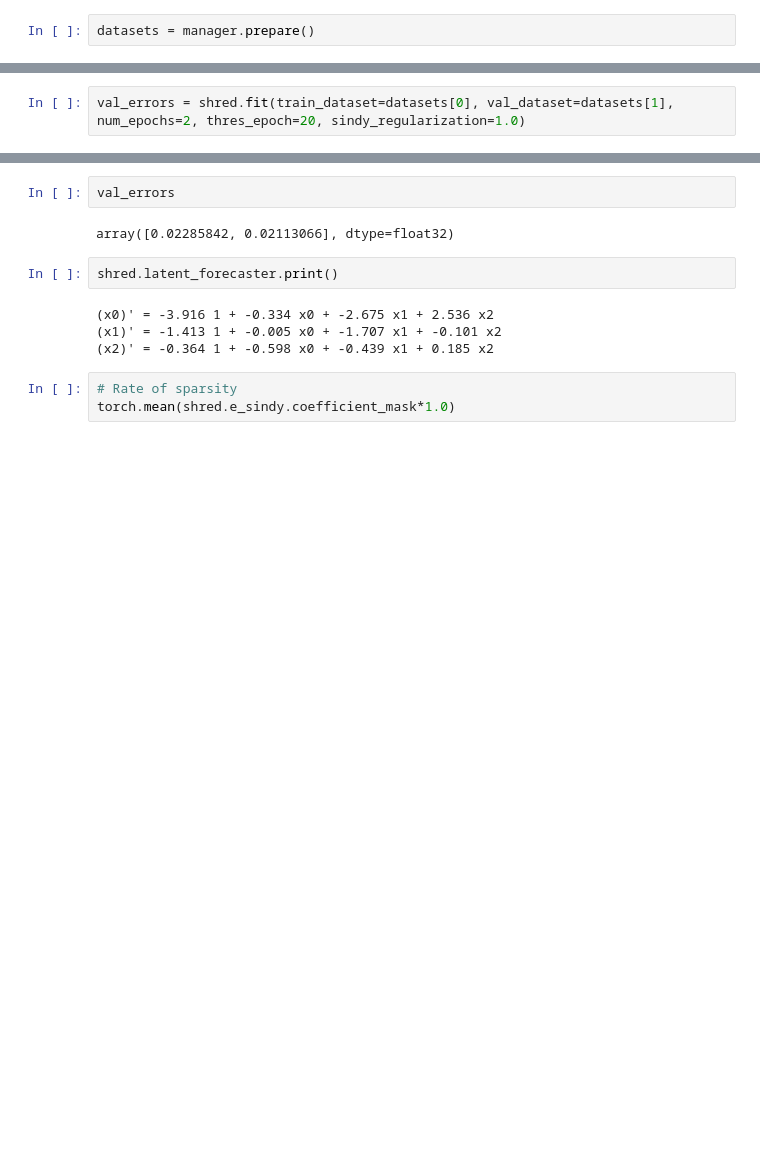
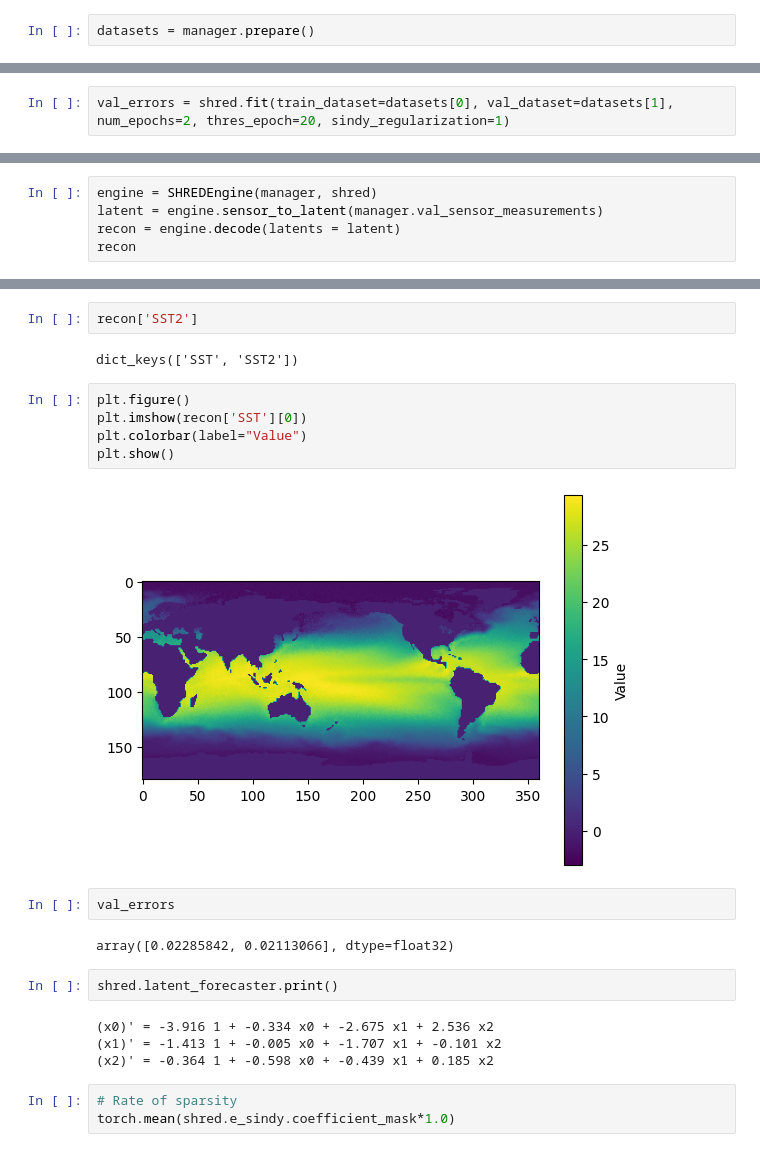
Before and after one commit to pyshred-dev/pyshred, a Jupyter notebook: pyshred/sst.ipynb, the cells around one changed output, grey strips where cells are left out. Drawn from its saved outputs; the diff is of its cells as text; blank space fills up the shorter version.

```diff
--- a/pyshred/sst.ipynb
+++ b/pyshred/sst.ipynb
@@ -90,4 +91,4 @@ shred = sindy_shred.SINDy_SHRED(dynamics=dyn)
 # %%
-val_errors = shred.fit(train_dataset=datasets[0], val_dataset=datasets[1], num_epochs=2, thres_epoch=20, sindy_regularization=1.0)
+val_errors = shred.fit(train_dataset=datasets[0], val_dataset=datasets[1], num_epochs=2, thres_epoch=20, sindy_regularization=1)
 # %% [output]
 Fitting SindySHRED...
@@ -99,0 +105,5 @@ Error tensor(0.0211)
+# %%
+engine = SHREDEngine(manager, shred)
+latent = engine.sensor_to_latent(manager.val_sensor_measurements)
+recon = engine.decode(latents = latent)
+recon
@@ -100,3 +128,14 @@ Error tensor(0.0211)
+# %%
+recon['SST2']
+# %% [output]
+dict_keys(['SST', 'SST2'])
+# %%
+plt.figure()
+plt.imshow(recon['SST'][0])
+plt.colorbar(label="Value")
+plt.show()
+# %% [output]
+[figure, added]
 # %%
 val_errors
 # %% [output]
```
Also changed, not shown: parts of 13 cells of this notebook.
